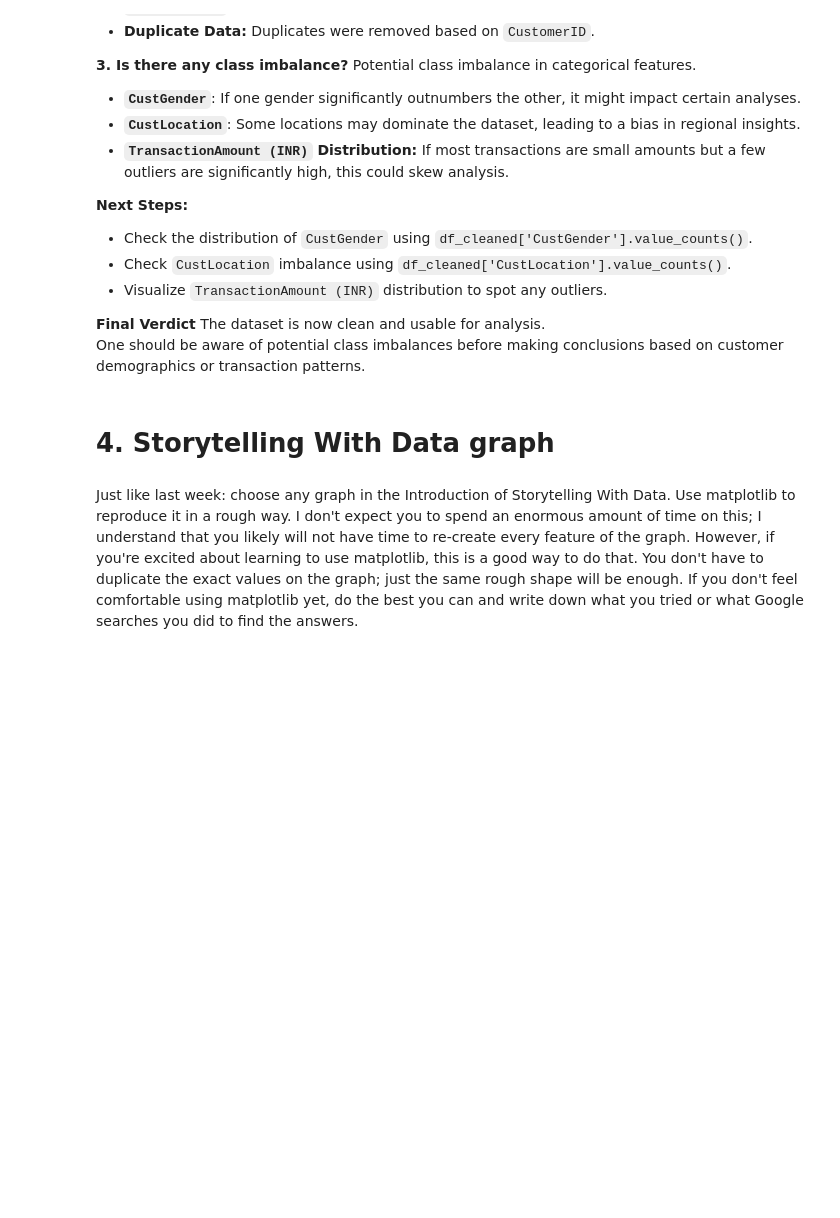
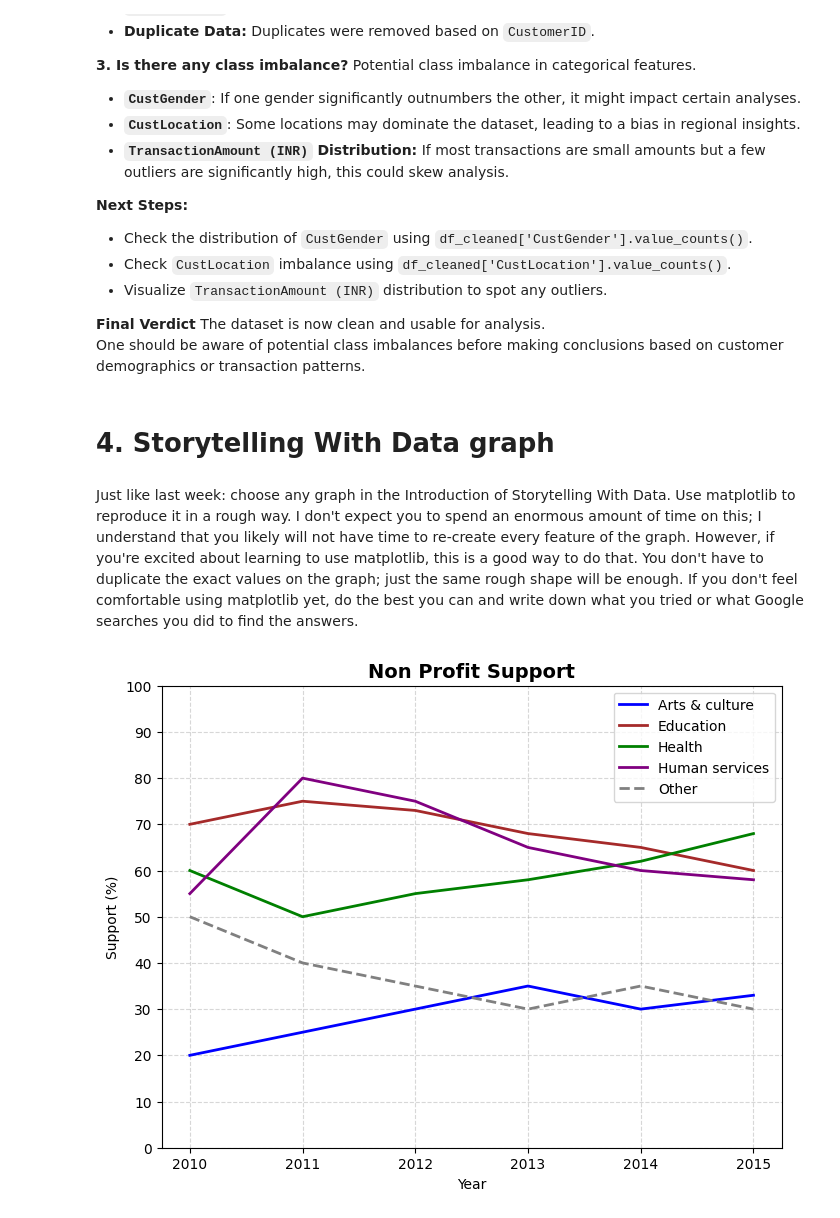
Before and after one commit to tbeerio/AI-For-Leaders, a Jupyter notebook: OMDS-ModB2-Week2-Beer-Tim.ipynb, the cells around one changed output. Drawn from its saved outputs; the diff is of its cells as text; code cells hidden in the pictures; blank space fills up the shorter version.

```diff
--- a/OMDS-ModB2-Week2-Beer-Tim.ipynb
+++ b/OMDS-ModB2-Week2-Beer-Tim.ipynb
@@ -305,3 +305,37 @@ One should be aware of potential class imbalances before making conclusions base
 # 4. Storytelling With Data graph
 # %% [markdown]
 Just like last week: choose any graph in the Introduction of Storytelling With Data. Use matplotlib to reproduce it in a rough way. I don't expect you to spend an enormous amount of time on this; I understand that you likely will not have time to re-create every feature of the graph. However, if you're excited about learning to use matplotlib, this is a good way to do that. You don't have to duplicate the exact values on the graph; just the same rough shape will be enough.  If you don't feel comfortable using matplotlib yet, do the best you can and write down what you tried or what Google searches you did to find the answers.
+# %%
+import matplotlib.pyplot as plt
+
+# Sample years
+years = np.arange(2010, 2016)
+
+# Sample data (rough estimation from the graph)
+arts_culture = [20, 25, 30, 35, 30, 33]
+education = [70, 75, 73, 68, 65, 60]
+health = [60, 50, 55, 58, 62, 68]
+human_services = [55, 80, 75, 65, 60, 58]
+other = [50, 40, 35, 30, 35, 30]
+
+# Plotting the graph
+plt.figure(figsize=(8, 6))
+plt.plot(years, arts_culture, label="Arts & culture", color='blue', linewidth=2)
+plt.plot(years, education, label="Education", color='brown', linewidth=2)
+plt.plot(years, health, label="Health", color='green', linewidth=2)
+plt.plot(years, human_services, label="Human services", color='purple', linewidth=2)
+plt.plot(years, other, label="Other", color='gray', linewidth=2, linestyle='dashed')
+
+# Formatting the chart
+plt.title("Non Profit Support", fontsize=14, fontweight='bold')
+plt.xlabel("Year")
+plt.ylabel("Support (%)")
+plt.xticks(years)
+plt.yticks(np.arange(0, 110, 10))
+plt.legend(loc="best")
+plt.grid(True, linestyle='--', alpha=0.5)
+
+# Show the plot
+plt.show()
+# %% [output]
+[figure, added]
```
